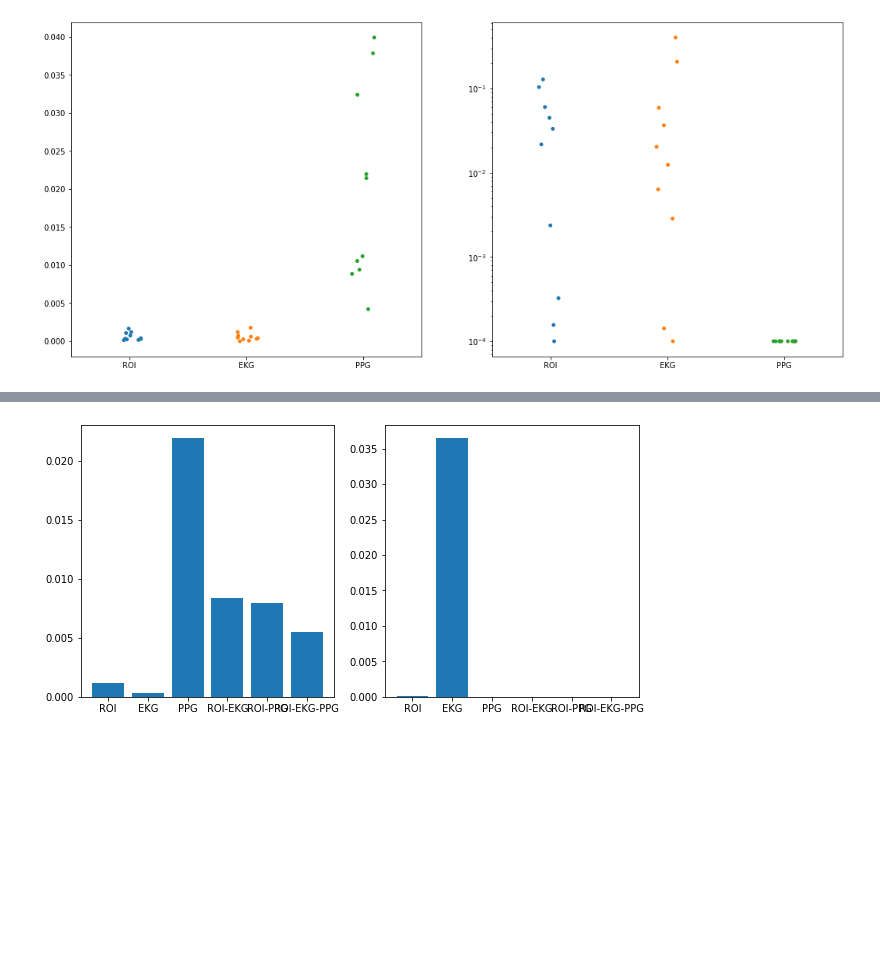
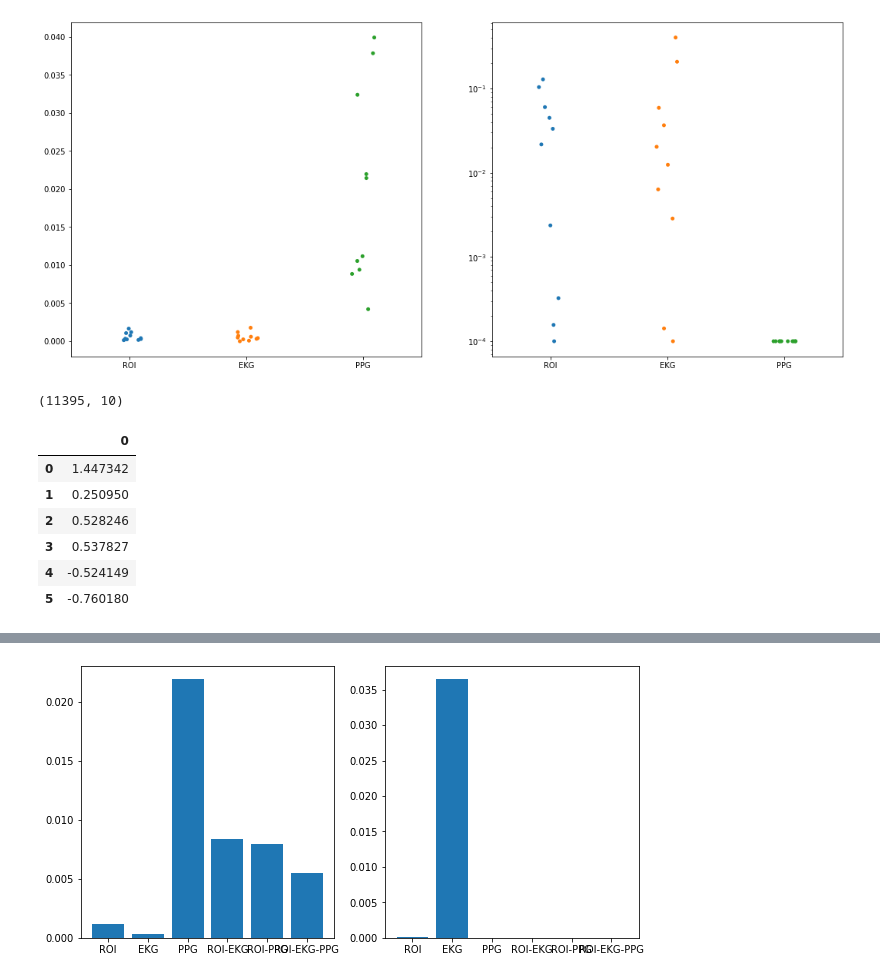
Before and after one commit to jshinm/hologram-biometric-signal-parsing, a Jupyter notebook: MindX_dataloader.ipynb, the cells around one changed output, grey strips where cells are left out. Drawn from its saved outputs; the diff is of its cells as text; code cells hidden in the pictures; blank space fills up the shorter version.

```diff
--- a/MindX_dataloader.ipynb
+++ b/MindX_dataloader.ipynb
@@ -569,3 +564,19 @@ if False:
                 plt.close('all')
                 plt.close(fig)
                 gc.collect()
+# %%
+col = [f'Column #{i+1}' for i in range(10)] + ['Labels']
+newX[0][:,:,0].shape
+# %% [output]
+(11395, 10)
+# %%
+# np.array(temp).reshape(-1,1)
+pd.DataFrame(np.array(temp).reshape(-1,1))
+# %% [output]
+|  | 0 |
+| 0 | 1.447342 |
+| 1 | 0.250950 |
+| 2 | 0.528246 |
+| 3 | 0.537827 |
+| 4 | -0.524149 |
+| 5 | -0.760180 |
```
Also changed, not shown: parts of 6 cells of this notebook.
